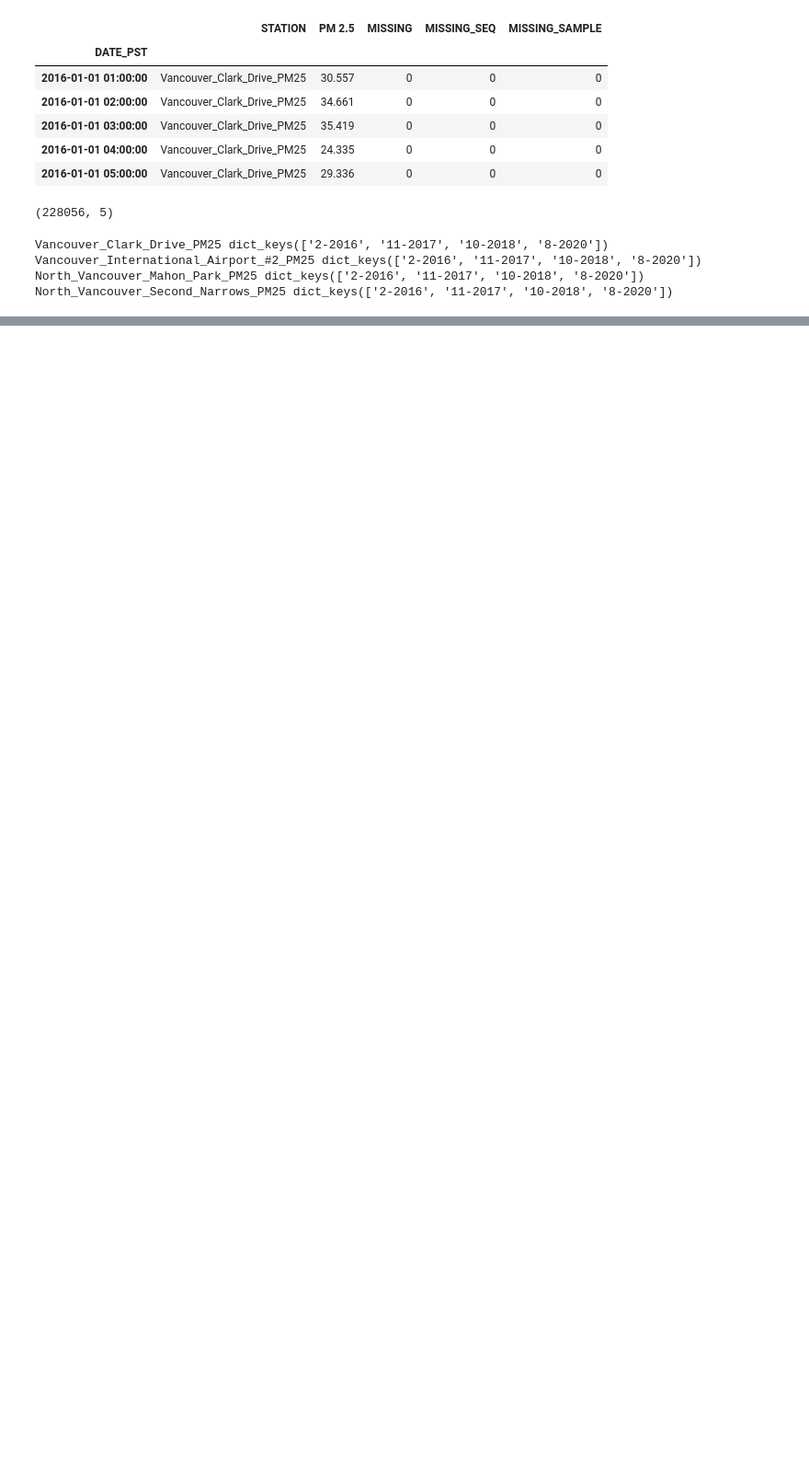
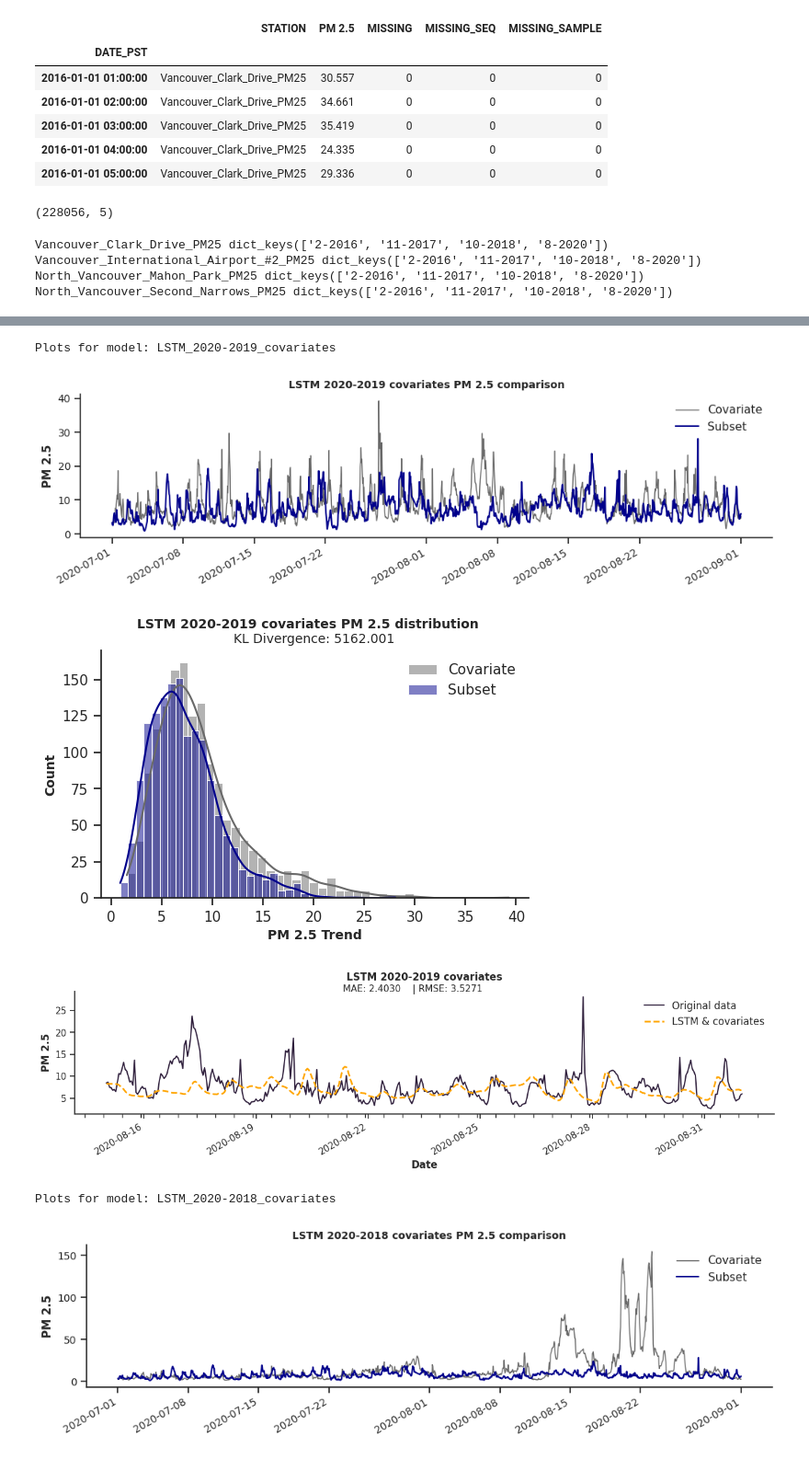
Before and after one commit to erich-hs/Air-We-Breathe, a Jupyter notebook: awb_Missing_LSTM.ipynb, the cells around one changed output, grey strips where cells are left out. Shown at 92% size. Drawn from its saved outputs; the diff is of its cells as text; code cells hidden in the pictures; blank space fills up the shorter version.

Commit message:
LSTM with past covariates and KL Divergence threshold

```diff
--- a/awb_Missing_LSTM.ipynb
+++ b/awb_Missing_LSTM.ipynb
@@ -58,0 +75,6 @@ North_Vancouver_Second_Narrows_PM25 dict_keys(['2-2016', '11-2017', '10-2018', '
+# %%
+# Past covariates
+past_covariates = {}
+for year in [2016, 2017, 2018, 2019]:
+    past_covariates[year] = station_subset.loc[datetime(year, 7, 1):datetime(year, 9, 1), "PM 2.5"]
+    past_covariates[year] = TimeSeries.from_dataframe(past_covariates[year].to_frame().interpolate())
@@ -145,0 +257,65 @@ for station in subsets:
+# %%
+# Plotting results with past year covariates
+from scipy.special import rel_entr
+
+for model in results_dict.keys():
+    val = results_dict[model]["val"]
+    pred_val = results_dict[model]["pred_val"]
+
+    val_df = pd.DataFrame({"DATE_PST": val.time_index, "PM 2.5": [i[0] for i in val.values()]}).set_index("DATE_PST", drop=True)
+    pred_df = pd.DataFrame({"DATE_PST": pred_val.time_index, "PM 2.5": [i[0] for i in pred_val.values()]}).set_index("DATE_PST", drop=True)
+
+    # Last column covariate
+    last_cov_name = results_dict[model]["covariates"].columns[-1]
+    last_cov = results_dict[model]["covariates"][last_cov_name]
+    last_cov_df = last_cov[last_cov_name].pd_dataframe()
+
+    print(f"Plots for model: {model}")
+
+    plt.figure(figsize=(12, 2.5))
+    last_cov.plot(label="Covariate", linewidth=1, color="dimgray")
+    series.plot(label="Subset", linewidth=1.5, color="darkblue")
+    plt.title(f'{str(model).replace("_", " ")} PM 2.5 comparison', fontsize=10, fontweight="bold")
+    plt.legend()
+    plt.xticks(fontsize=10)
+    plt.yticks(fontsize=10)
+    plt.ylabel("PM 2.5", fontsize=11)
+    plt.xlabel("")
+    sns.despine()
+    plt.show()
+
+    # KL Divergence
+    KL_Div = sum(rel_entr(last_cov_df[last_cov_name], subset.interpolate()))
+
+    plt.figure(figsize=(6, 3.5))
+    sns.histplot(last_cov_df[last_cov_name], label="Covariate", kde=True, color="dimgray")
+    sns.histplot(subset, label="Subset", kde=True, color="darkblue")
+    plt.suptitle(f'{str(model).replace("_", " ")} PM 2.5 distribution', fontsize=10, fontweight="bold")
+    plt.title(f"KL Divergence: {KL_Div:.3f}", fontsize=10)
+    plt.xlabel("PM 2.5 Trend", fontsize=10)
+    plt.ylabel("Count", fontsize=10)
+    plt.legend()
+    sns.despine()
+    plt.show()
+
+    plot_compare(
+        pred_df,
+        val_df,
+        value="PM 2.5",
+        value_missing="PM 2.5",
+        missing_only=False,
+        fill=False,
+        data_label="LSTM & covariates",
+        data_missing_label="Original data",
+        plot_title=str(model).replace("_", " "),
+        plot_sup_title=f"MAE: {mae_score(val_df, pred_df, value='PM 2.5', verbose=False):.4f}\
+    | RMSE: {rmse_score(val_df, pred_df, value='PM 2.5', verbose=False):.4f}",
+        figsize=(15, 3)
+)
+# %% [output]
+Plots for model: LSTM_2020-2019_covariates
+[figure, added]
+[figure, added]
+[figure, added]
+Plots for model: LSTM_2020-2018_covariates
+[figure, added]
```
Also changed, not shown: parts of 11 cells of this notebook, 24 other files.
